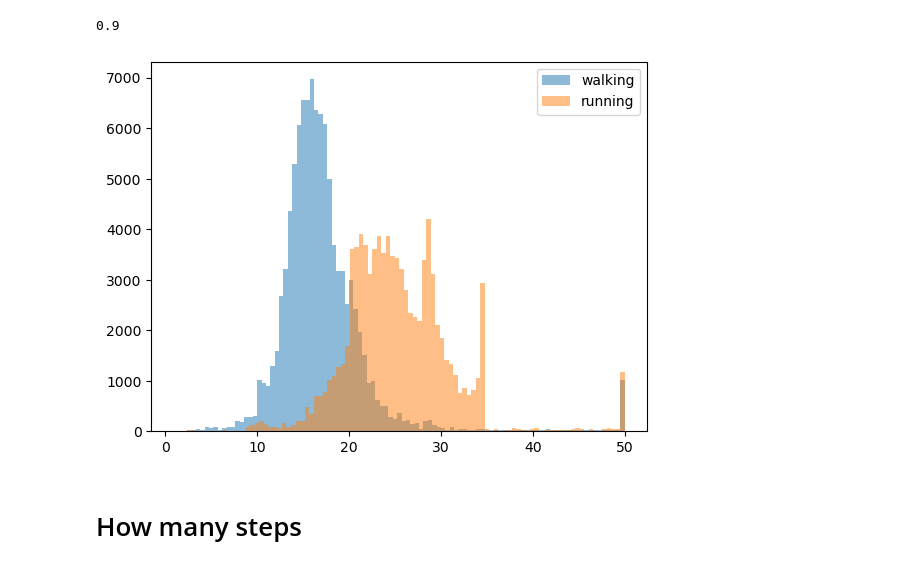
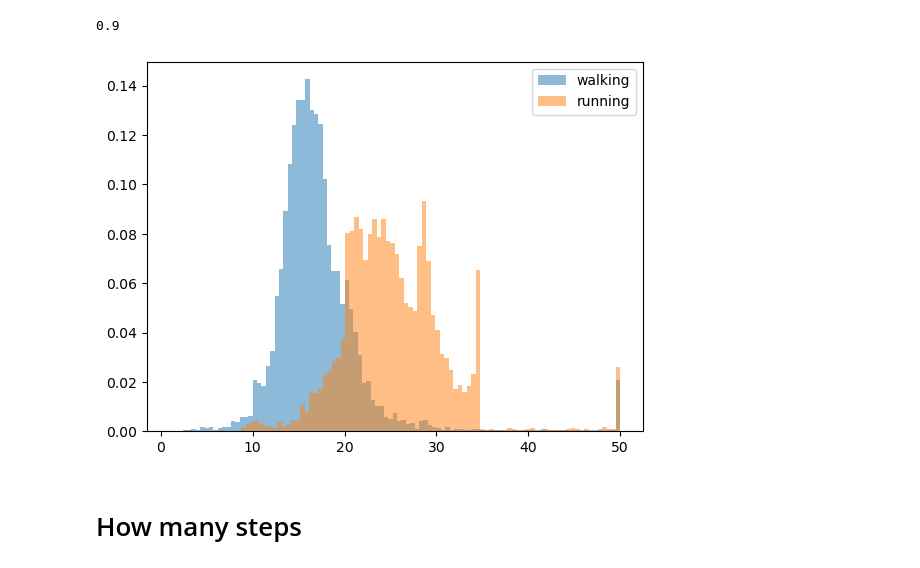
Before and after one commit to OriMeiraz/IOT-project, a Jupyter notebook: part 1/steps.ipynb, the cells around one changed output. Drawn from its saved outputs; the diff is of its cells as text; code cells hidden in the pictures.

```diff
--- a/part 1/steps.ipynb
+++ b/part 1/steps.ipynb
@@ -169,13 +170,14 @@ accuracy
 # %%
 # plot the distribution of the max acceleration
 import matplotlib.pyplot as plt
 
-plt.hist(my_dict["walking"], bins=100, alpha=0.5, label='walking')
-plt.hist(my_dict["running"], bins=100, alpha=0.5, label='running')
+# normalize to distribution
+plt.hist(my_dict["walking"], bins=100, alpha=0.5, label='walking', density=True)
+plt.hist(my_dict["running"], bins=100, alpha=0.5, label='running', density=True)
 plt.legend(loc='upper right')
 plt.show()
 # %% [output]
-[figure, old version]
+[figure, new version]
 # %% [markdown]
 # How many steps
 # %%
```
Also changed, not shown: parts of 10 cells of this notebook.
